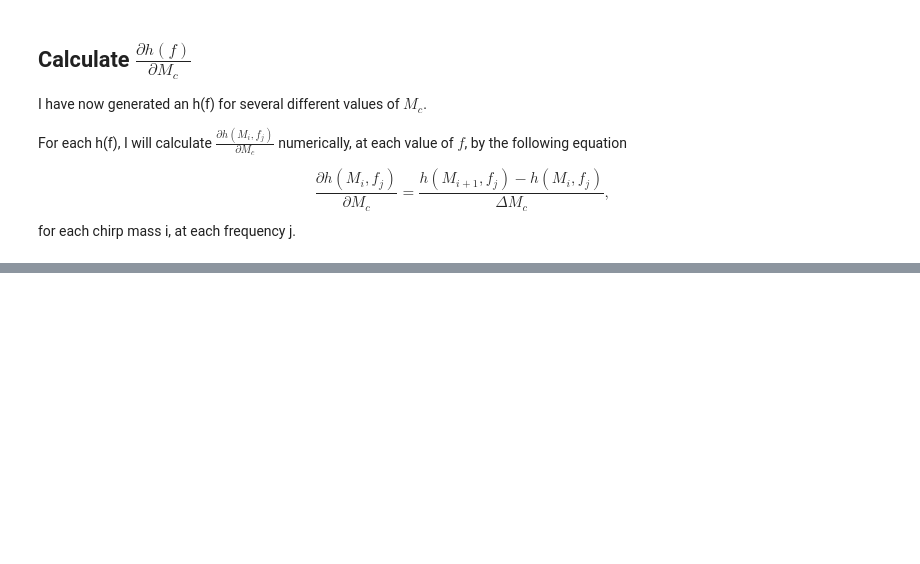
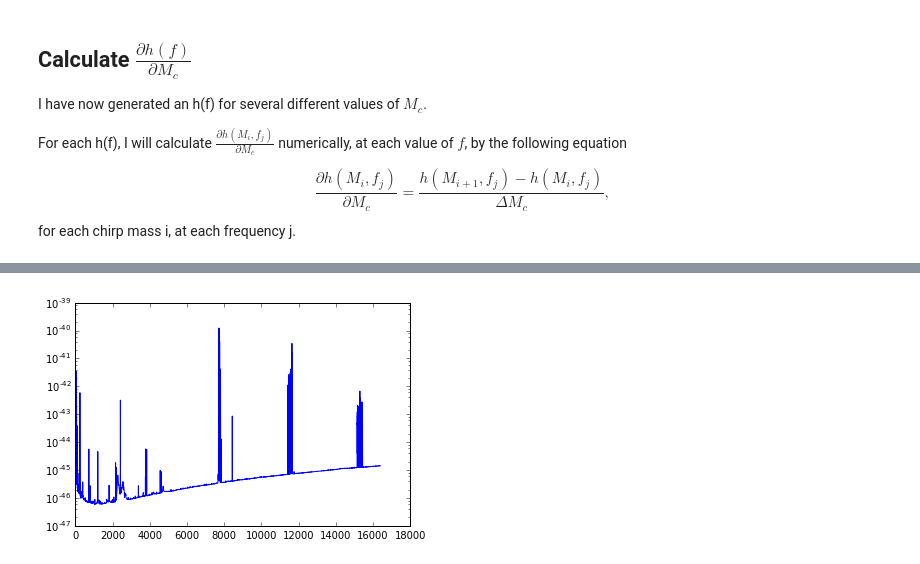
Before and after one commit to CIERA-Northwestern/precession_measurability, a Jupyter notebook: fisher_matrix.ipynb, the cells around one changed output, grey strips where cells are left out. Saved outputs shown, nothing was run; the diff lists cells and outputs as text; code cells hidden in the pictures; blank space fills up the shorter version.

```diff
--- a/fisher_matrix.ipynb
+++ b/fisher_matrix.ipynb
@@ -155,0 +157,23 @@ plt.show()
+# %%
+# Get a PSD to weight the Fisher matrix
+frequencies, psd = numpy.loadtxt("H1-GDS-CALIB_STRAIN.txt", unpack=True)
+df = frequencies[1] - frequencies[0]
+psd = psd**2
+
+# Make a dictionary giving the psd value for a given frequency
+psd_dict = {}
+for index, freq in enumerate(frequencies):
+    psd_dict[freq] = psd[index]
+# %%
+# Select only the relevant frequencies
+psd_relevant = []
+# FIX ME: there has to be an easier way to extract the frequency values from SimInspiralFD
+for index in numpy.arange(len(waveforms[0])):
+    freq = flow + delta_f*index
+    psd_relevant.append(psd_dict[freq])
+psd_relevant = numpy.asarray(psd_relevant)
+
+plt.semilogy(psd_relevant)
+plt.show()
+# %% [output]
+[figure, added]
```
Also changed, not shown: parts of 8 cells of this notebook, 1 other file.
